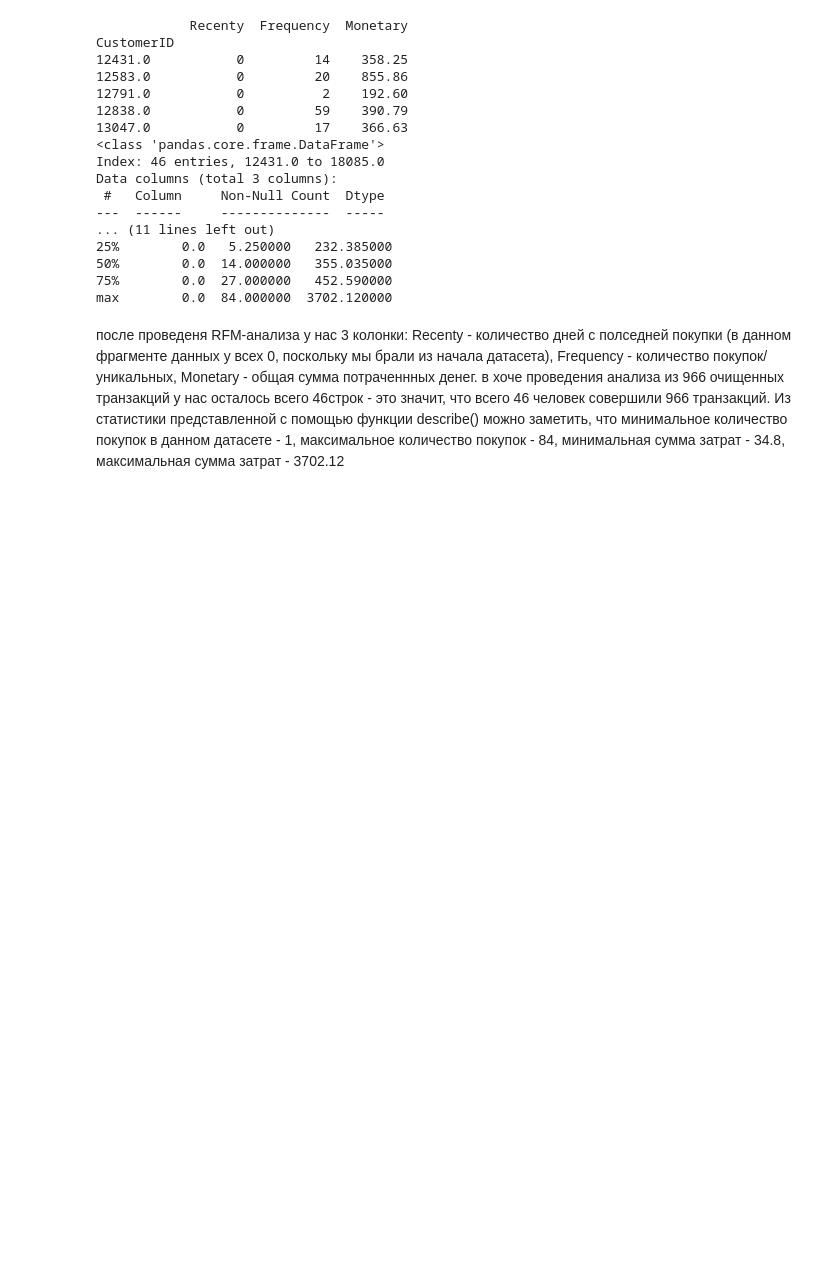
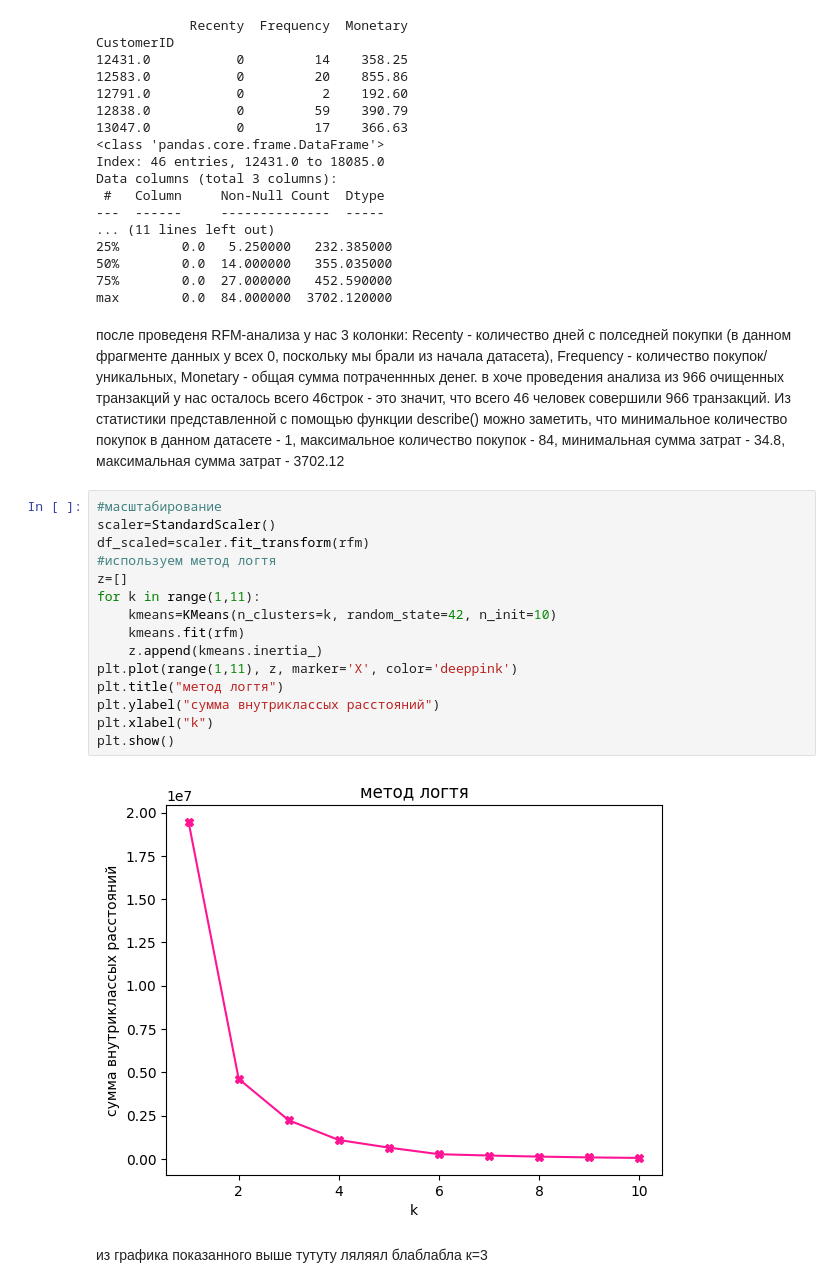
Before and after one commit to sgreysea/segmentation_customer, a Jupyter notebook: notebook/segmentationcustomer.ipynb, the cells around one changed output. Cells and saved outputs as stored; diff of their text form; blank space fills up the shorter version.

Commit message:
добавл масштабирование и кластеризация без выыводов

```diff
--- a/notebook/segmentationcustomer.ipynb
+++ b/notebook/segmentationcustomer.ipynb
@@ -124,3 +127,22 @@ Data columns (total 3 columns):
 max        0.0  84.000000  3702.120000
 # %% [markdown]
 после проведеня RFM-анализа у нас 3 колонки: Recenty - количество дней с полседней покупки (в данном фрагменте данных у всех 0, поскольку мы брали из начала датасета), Frequency - количество покупок/уникальных, Monetary - общая сумма потраченнных денег. в хоче проведения анализа из 966 очищенных транзакций у нас осталось всего 46строк - это значит, что всего 46 человек совершили 966 транзакций. Из статистики представленной с помощью функции describe() можно заметить, что минимальное количество покупок в данном датасете - 1, максимальное количество покупок - 84, минимальная сумма затрат - 34.8, максимальная сумма затрат - 3702.12
+# %%
+#масштабирование
+scaler=StandardScaler()
+df_scaled=scaler.fit_transform(rfm)
+#используем метод логтя
+z=[]
+for k in range(1,11):
+    kmeans=KMeans(n_clusters=k, random_state=42, n_init=10)
+    kmeans.fit(rfm)
+    z.append(kmeans.inertia_)
+plt.plot(range(1,11), z, marker='X', color='deeppink')
+plt.title("метод логтя")
+plt.ylabel("сумма внутриклассых расстояний")
+plt.xlabel("k")
+plt.show()
+# %% [output]
+[figure, added]
+# %% [markdown]
+из графика показанного выше тутуту ляляял блаблабла к=3
```
Also changed, not shown: parts of 3 cells of this notebook.
